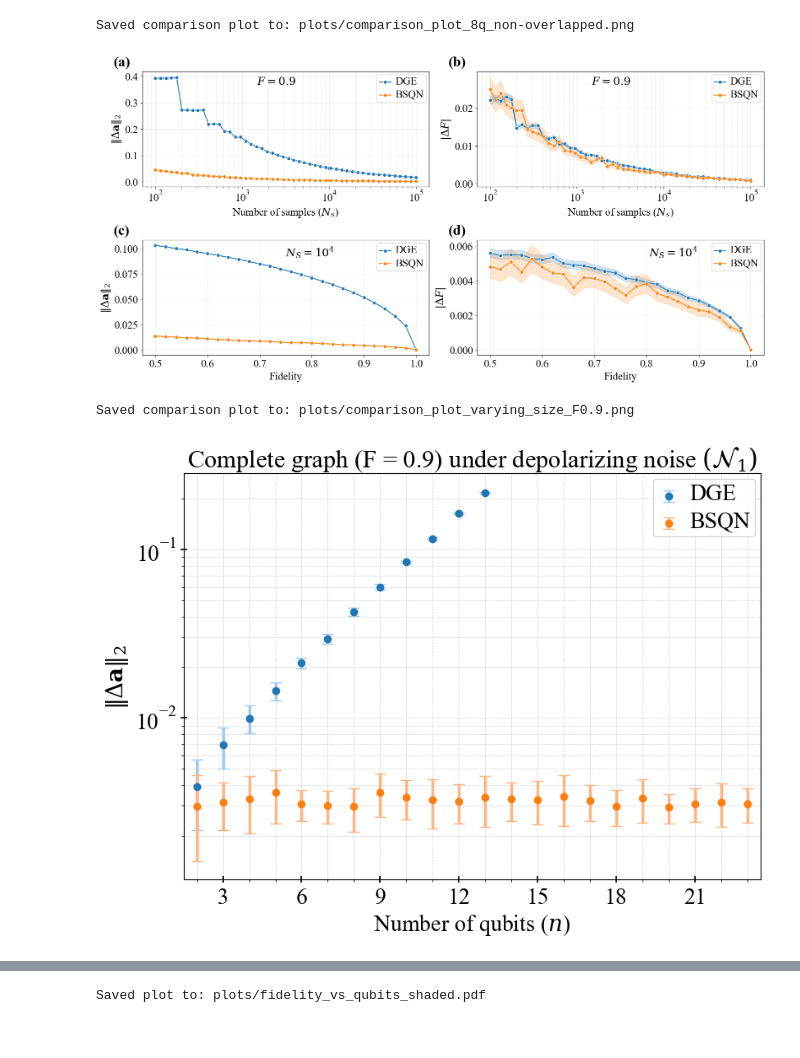
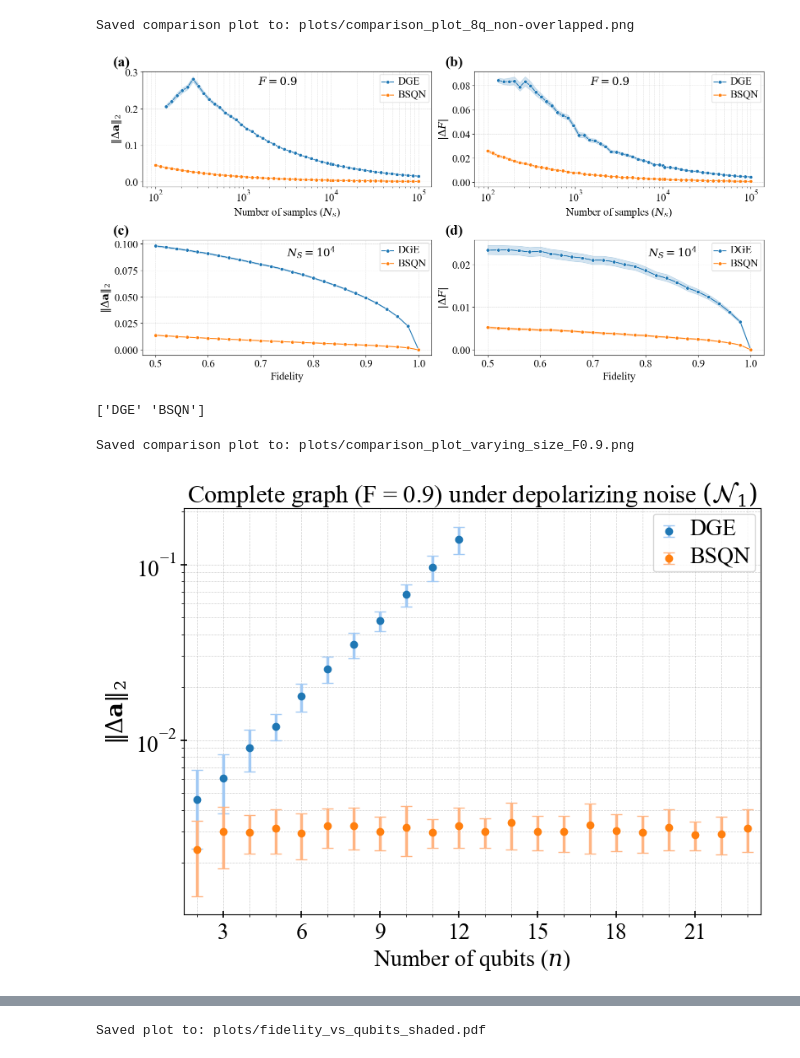
Before and after one commit to Naphann/bell-sampling-for-quantum-network, a Jupyter notebook: plotting.ipynb, the cells around one changed output, grey strips where cells are left out. Saved outputs shown, nothing was run; the diff lists cells and outputs as text; code cells hidden in the pictures.

```diff
--- a/plotting.ipynb
+++ b/plotting.ipynb
@@ -281,44 +106,38 @@ def plot_comparison_results(
              transform=ax4.transAxes, fontsize=title_fontsize, verticalalignment='top')
     ax4.set_xlabel("Fidelity", fontsize=label_fontsize)
     ax4.set_ylabel(r"$\vert\Delta F\vert$", fontsize=label_fontsize)
 
     for ax in axes.flatten():
         # Set tick font size
         ax.tick_params(axis='x', labelsize=tick_fontsize)
         ax.tick_params(axis='y', labelsize=tick_fontsize)
         ax.grid(True, which='both', linestyle='--', linewidth=0.5, alpha=0.6)
 
         # Customize legend
         legend = ax.get_legend()
         if legend:
             legend.set_title(None) # This line removes the legend title
             plt.setp(legend.get_texts(), fontsize=legend_fontsize)
 
     plt.tight_layout(pad=1)
 
     # Ensure plots directory exists
     os.makedirs("plots", exist_ok=True)
     plot_filename = os.path.join("plots", f"comparison_plot_{num_qubits}q{ '_' + filename_suffix if filename_suffix else ''}.pdf")
     plt.savefig(plot_filename, dpi=300)
     plot_filename = os.path.join("plots", f"comparison_plot_{num_qubits}q{ '_' + filename_suffix if filename_suffix else ''}.png")
     plt.savefig(plot_filename, dpi=300)
     print(f"\nSaved comparison plot to: {plot_filename}")
 
-# tomo_df = load_data_for_plotting('tomo_data', 'tomo')
-# bell_diag_df = load_data_for_plotting('bell_diag_data', 'bell_diag')
-# plot_comparison_results(tomo_df, bell_diag_df, 8, 0.9, 10_000, legend_mapping={
-#     'tomo': 'DGE',
-#     'bell_diag': 'BSQN',
-# })
 
-# tomo_df = load_data_for_plotting('data-test/dge_group_overlapped', 'tomo')
-tomo_df = load_data_for_plotting('data-test/dge_group_non_overlapped', 'tomo')
-# tomo_df = load_data_for_plotting('data/dge_group_non_overlapped', 'tomo')
-bell_diag_df = load_data_for_plotting('numerical_data/more_bell_diag_data', 'bell_diag')
-plot_comparison_results(tomo_df, bell_diag_df, 8, 0.9, 10_000, filename_suffix='non-overlapped', legend_mapping={
-    'tomo': 'DGE',
-    'bell_diag': 'BSQN',
+base_path = 'simulation_data/processed_csv'
+dge_df = pd.read_csv(f'{base_path}/performance_analysis_dge_overlapped.zip')
+bsqn_df = pd.read_csv(f'{base_path}/performance_analysis_bsqn.zip')
+
+plot_comparison_results(dge_df, bsqn_df, 8, 0.9, 10_000, filename_suffix='non-overlapped', legend_mapping={
+    'DGE': 'DGE',
+    'BSQN': 'BSQN',
 })
 # %% [output]
 Saved comparison plot to: plots/comparison_plot_8q_non-overlapped.png
-[figure, old version]
+[figure, new version]
@@ -383,7 +164,7 @@ def plot_diag_est_varying_size(
     palette = sns.color_palette()
 
     # Apply the specific data cuts for each dataframe
-    tomo_df_filtered = tomo_df[tomo_df['qubits'] <= 13]
+    tomo_df_filtered = tomo_df[tomo_df['qubits'] <= 12]
     bell_diag_df_filtered = bell_diag_df[bell_diag_df['qubits'] <= 30]
 
     # Combine the two dataframes for easier plotting with seaborn's 'hue'
@@ -404,6 +185,10 @@ def plot_diag_est_varying_size(
     # fig, ax = plt.subplots(figsize=(8, 6))
     fig, ax = plt.subplots(figsize=(8, 6))
     # palette = sns.color_palette("colorblind", n_colors=len(df_exp['prefix'].unique()))
+
+    # print debug
+    print(df_exp['prefix'].unique())
+
     color_map = {prefix: color for prefix, color in zip(reversed(sorted(df_exp['prefix'].unique())), palette)}
     efactor = 0.8
     e_color_map = {prefix: (efactor * color[0], efactor * color[1], efactor * color[2]) for prefix, color in zip(reversed(sorted(df_exp['prefix'].unique())), palette)}
@@ -466,14 +251,17 @@ def plot_diag_est_varying_size(
     plt.savefig(plot_filename, dpi=300)
     print(f"\nSaved comparison plot to: {plot_filename}")
 
-tomo_df = load_data_for_plotting('numerical_data/tomo_data', 'tomo')
-# tomo_df = load_data_for_plotting('data-scalability/dge_group_overlapped', 'tomo')
-bell_diag_df = load_data_for_plotting('numerical_data/bell_diag_data', 'bell_diag')
-plot_diag_est_varying_size(tomo_df, bell_diag_df, 0.9, 20_000, legend_mapping={
-# plot_diag_est_varying_size(tomo_df, bell_diag_df, 0.9, 5000, legend_mapping={
-    'tomo': 'DGE',
-    'bell_diag': 'BSQN',
+# tomo_df = load_data_for_plotting('data-new/scalability/dge_group_overlapped', 'tomo')
+# bell_diag_df = load_data_from_scalability_exp('data-new/scalability/bsqn', 'bell_scalability')
+base_path = 'simulation_data/processed_csv'
+dge_df = pd.read_csv(f'{base_path}/scalability_analysis_dge_overlapped.zip')
+bsqn_df = pd.read_csv(f'{base_path}/scalability_analysis_bsqn.zip')
+
+plot_diag_est_varying_size(dge_df, bsqn_df, 0.9, 20_000, legend_mapping={
+    'DGE': 'DGE',
+    'BSQN': 'BSQN',
 })
 # %% [output]
-Saved comparison plot to: plots/comparison_plot_varying_size_F0.9.png
+['DGE' 'BSQN']
+Saved comparison plot to: plots/comparison_plot_varying_size_F0.9.png
-[figure, old version]
+[figure, new version]
```
Also changed, not shown: parts of 8 cells of this notebook, 4 other files.
